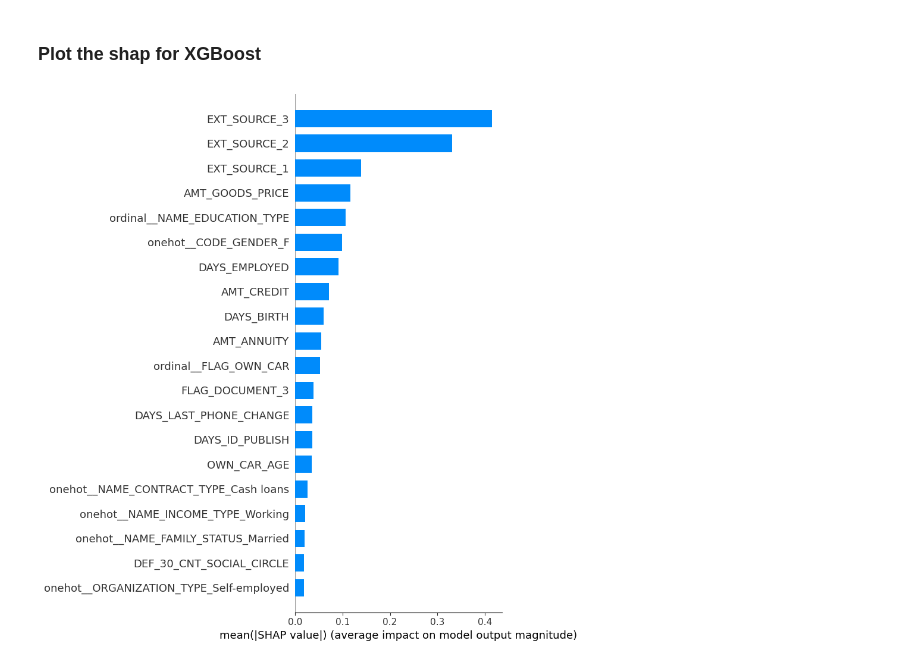
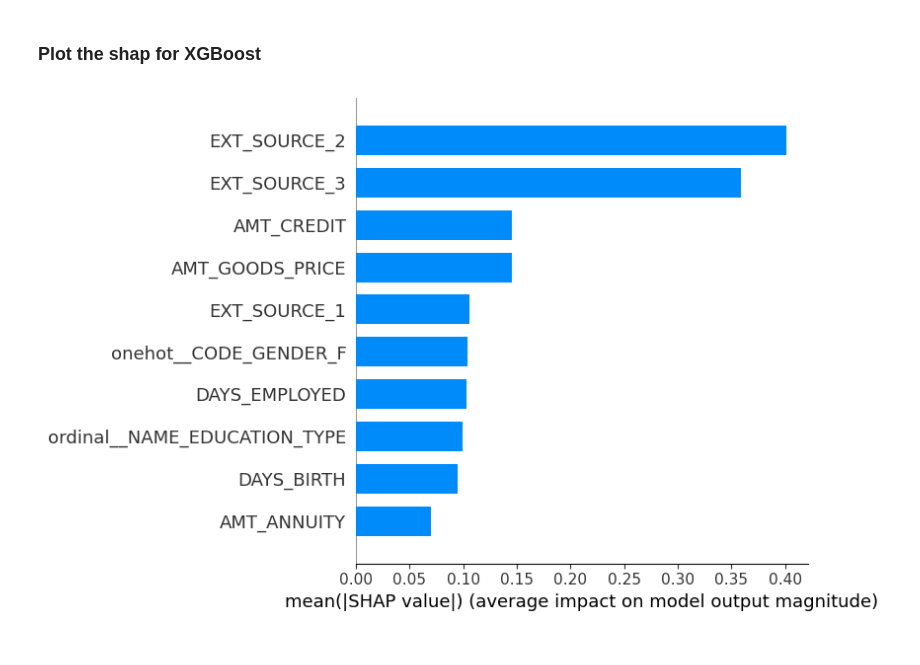
Before and after one commit to santra11/Credit-Scoring, a Jupyter notebook: scoringcredit.ipynb, the cells around one changed output. Cells and saved outputs as stored; diff of their text form; code cells hidden in the pictures.

```diff
--- a/scoringcredit.ipynb
+++ b/scoringcredit.ipynb
@@ -383,5 +481,3 @@ Length: 121, dtype: int64
-# %%
-X_train= X_train.drop(columns=['FONDKAPREMONT_MODE','HOUSETYPE_MODE', 'WALLSMATERIAL_MODE', 'EMERGENCYSTATE_MODE'])
 # %%
 X_train.isnull().sum()
 # %% [output]
@@ -967,7 +1063,8 @@ plt.show()
 # %% [markdown]
 ### Multiple Classifier Testing using GridSearchCV+ f2 score
 # %%
-f2 = make_scorer(fbeta_score, beta=2, average='macro')
+#Consider the f2 score
+f2 = make_scorer(fbeta_score, beta=2, average='binary')
 # %%
 model_params = {
     'random_forest': {
@@ -1028,7 +1122,7 @@ params = {
     'max_features':["log2", "sqrt"]
     }
 # %%
-grid_rfc = GridSearchCV(estimator=RandomForestClassifier(), param_grid=params, scoring=f2_score, cv=5, n_jobs=-1)
+grid_rfc = GridSearchCV(estimator=RandomForestClassifier(), param_grid=params, scoring=f2, cv=5, n_jobs=-1)
 grid_rfc.fit(X_train, y_train)
 # %% [output]
 GridSearchCV(cv=5, estimator=RandomForestClassifier(), n_jobs=-1,
@@ -1100,7 +1194,7 @@ params = {
     'learning_rate': [0.01,0.05,0.1],
     'booster': ['gbtree', 'gblinear']}
 # %%
-grid_xgb = GridSearchCV(estimator=XGBClassifier(), param_grid=params, scoring=f2_score, cv=5, n_jobs=-1)
+grid_xgb = GridSearchCV(estimator=XGBClassifier(), param_grid=params, scoring=f2, cv=5, n_jobs=-1)
 # %%
 grid_xgb.fit(X_train, y_train)
 # %% [output]
@@ -1161,6 +1255,6 @@ Recall for XGBoost: 0.6943231441048034
 explainer = shap.TreeExplainer(xgb)
 shap_values = explainer.shap_values(x_test)
 # %%
-shap.summary_plot(shap_values, x_test, plot_type="bar")
+shap.summary_plot(shap_values, x_test, plot_type="bar", max_display=10)
 # %% [output]
-[figure, old version]
+[figure, new version]
```
Also changed, not shown: parts of 39 cells of this notebook.
